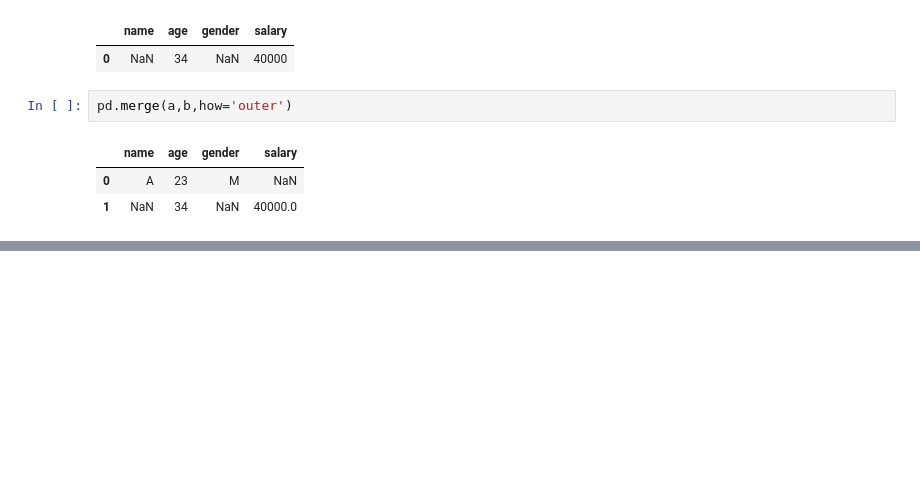
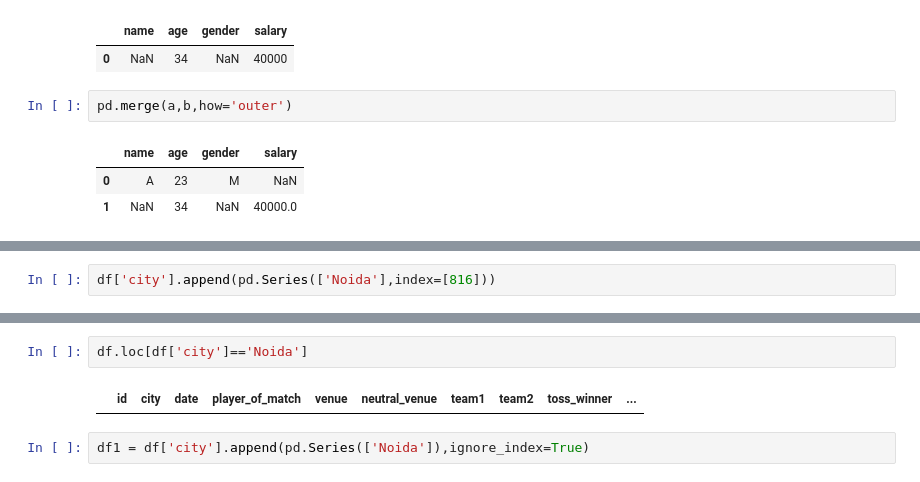
Before and after one commit to ankittrajj/WD_DA_10am_11april, a Jupyter notebook: Pandasprt5.ipynb, the cells around one changed output, grey strips where cells are left out. Cells and saved outputs as stored; diff of their text form; blank space fills up the shorter version.

```diff
--- a/Pandasprt5.ipynb
+++ b/Pandasprt5.ipynb
@@ -468,0 +530,2 @@ pd.merge(a,b,how='outer')
+# %%
+df['city'].append(pd.Series(['Noida'],index=[816]))
@@ -468,0 +545,6 @@ pd.merge(a,b,how='outer')
+# %%
+df.loc[df['city']=='Noida']
+# %% [output]
+|  | id | city | date | player_of_match | venue | neutral_venue | team1 | team2 | toss_winner | ... |
+# %%
+df1 = df['city'].append(pd.Series(['Noida']),ignore_index=True)
```
Also changed, not shown: parts of 20 cells of this notebook.
